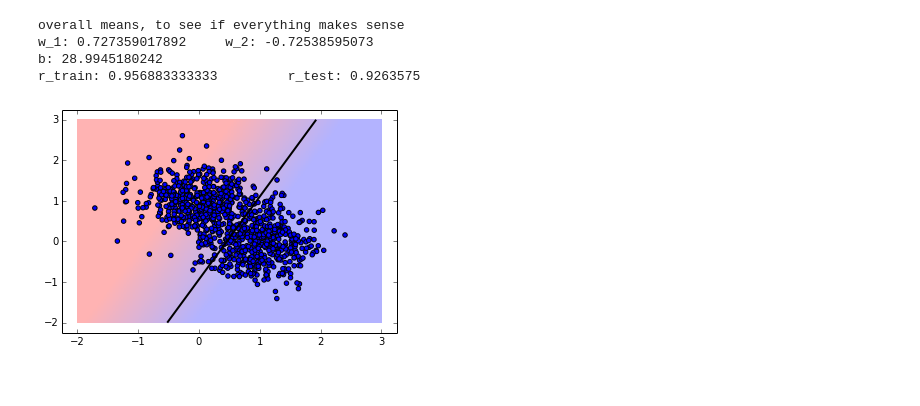
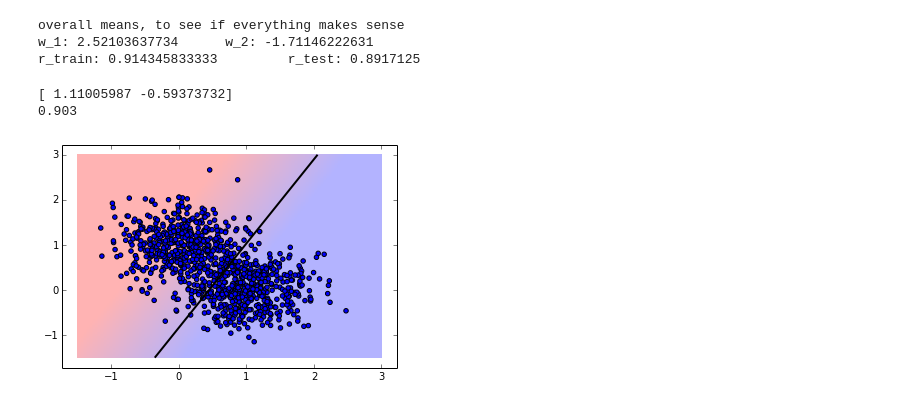
Before and after one commit to JensMeiners/MI1, a Jupyter notebook: Ex07/Ex07.ipynb, the cells around one changed output. Saved outputs shown, nothing was run; the diff lists cells and outputs as text; code cells hidden in the pictures.

```diff
--- a/Ex07/Ex07.ipynb
+++ b/Ex07/Ex07.ipynb
@@ -170,39 +164,44 @@ params = np.array(params)
 <img src="Auswahl_2015-11-27_009.png"/>
 # %%
 print 'overall means, to see if everything makes sense'
-_w = params[:,:,0].mean()
-print 'w_1:',_w[0],'\tw_2:',_w[1]
-_b = params[:,:,1].mean()
-print 'b:',_b[0]
+
+means_per_N = params.mean(axis=1)
+means_overall = means_per_N.mean(axis=0)
+print 'w_1:',means_overall[0],'\tw_2:',means_overall[1]
 print 'r_train:',perc_train.mean(),'\tr_test:',perc_test.mean()
 # %% [output]
 overall means, to see if everything makes sense
-w_1: 0.727359017892     w_2: -0.72538595073
-b: 28.9945180242
-r_train: 0.956883333333         r_test: 0.9263575
+w_1: 2.52103637734      w_2: -1.71146222631
+r_train: 0.914345833333         r_test: 0.8917125
 # %%
+##############################
+# first of all, plot the decision line to make sense of our numbers
+
 X,y = gen_data(1000)
 plt.scatter(X[:,0], X[:,1])
 A = np.vstack([X[:,0], np.ones(len(X[:,0]))]).T
-res = lstsq(A,y)
-w, b = res[0],res[1]
+w = lstsq(A,y)[0]
+print w
+pred = np.sign(w.dot(X.T)) == y
+print pred.sum()/float(len(pred))
+
 xi = np.arange(-1,3)
-#plt.plot(xi,w[0]+w[1]*xi,'r')
 plt.cm.register_cmap(cmap=cmap)
 
-# class 0 and 1 : areas
 nx, ny = 200, 100
 x_min, x_max = plt.xlim()
 y_min, y_max = plt.ylim()
 xx, yy = np.meshgrid(np.linspace(x_min, x_max, nx),
                      np.linspace(y_min, y_max, ny))
 
 Z = w.dot(np.array([xx.ravel(), yy.ravel()]))
 Z = Z.reshape(xx.shape)
 plt.pcolormesh(xx, yy, Z, cmap='red_blue_classes',
                norm=colors.Normalize(-1,1))
 plt.contour(xx, yy, Z, [0.5], linewidths=2., colors='k')
 plt.scatter(X[:,0], X[:,1])
 plt.show()
 # %% [output]
+[ 1.11005987 -0.59373732]
+0.903
-[figure, old version]
+[figure, new version]
```
Also changed, not shown: parts of 15 cells of this notebook.
